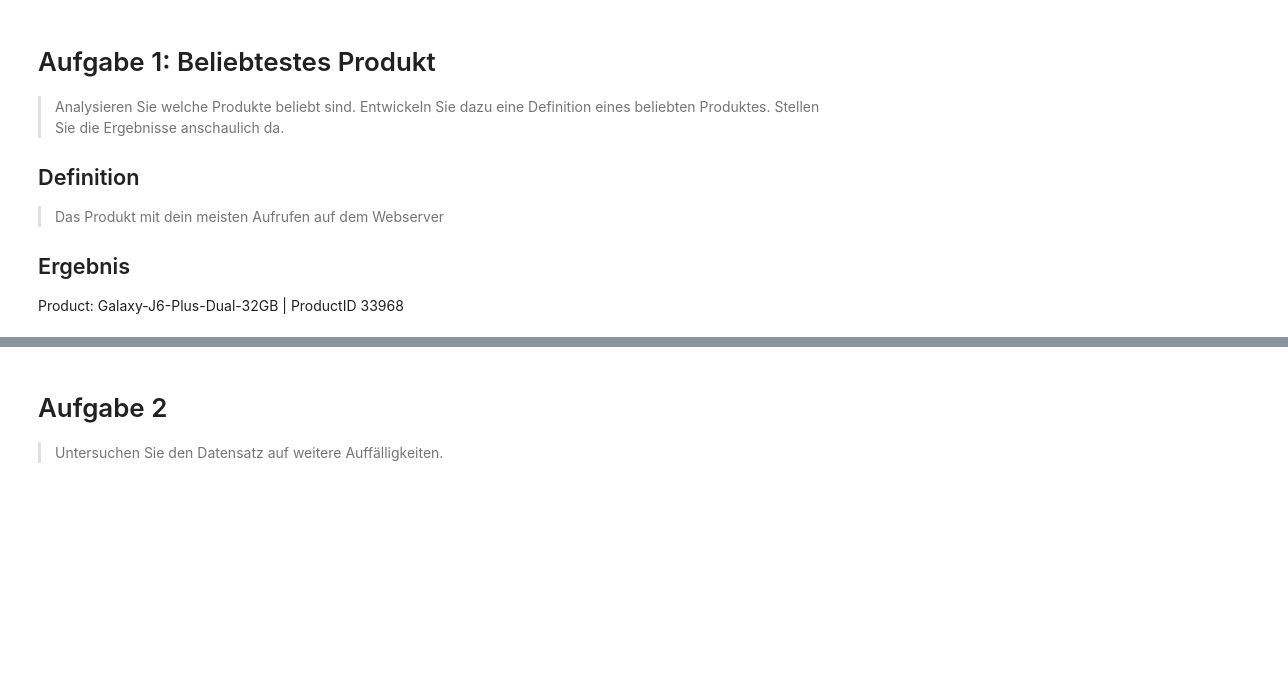
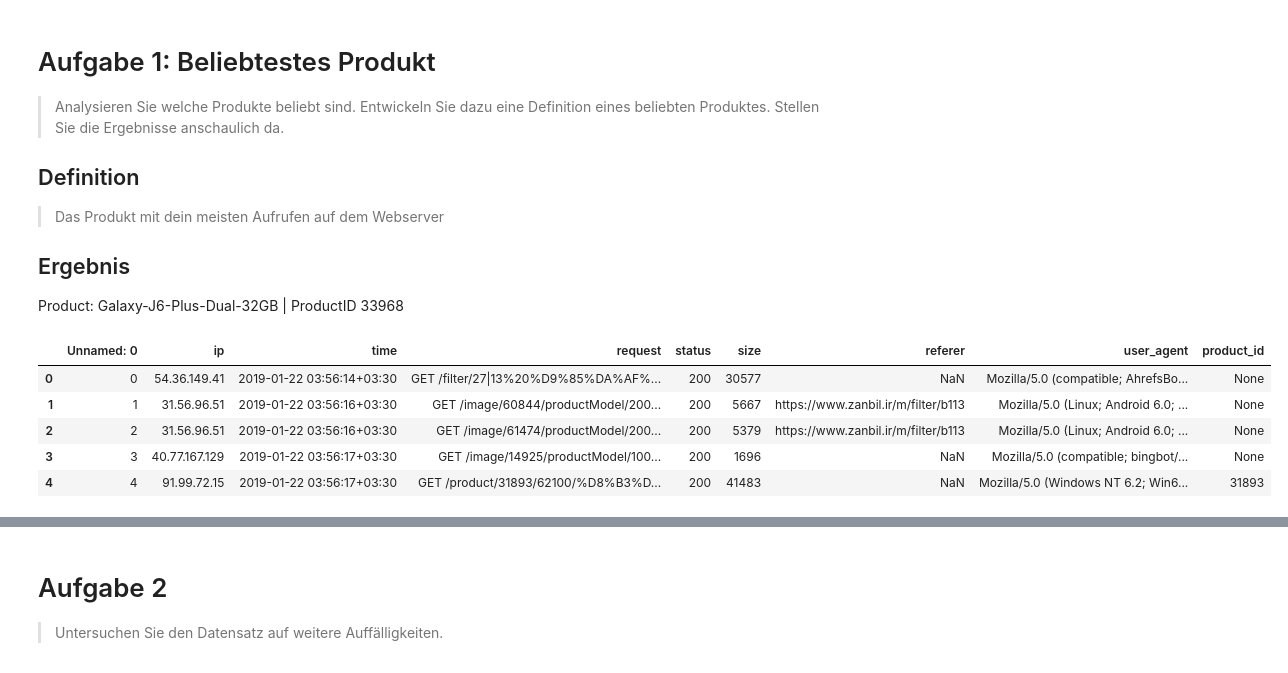
Before and after one commit to Flenz42/HSD-DAW-Pandas-SS23, a Jupyter notebook: project.ipynb, the cells around one changed output, grey strips where cells are left out. Saved outputs shown, nothing was run; the diff lists cells and outputs as text; code cells hidden in the pictures; blank space fills up the shorter version.

```diff
--- a/project.ipynb
+++ b/project.ipynb
@@ -102,4 +102,20 @@ access_log['time'] = access_log['time'].dt.tz_convert('UTC')
 ## Ergebnis
 
 Product: Galaxy-J6-Plus-Dual-32GB | ProductID 33968
+# %%
+def extract_product_id(request):
+  m = re.search(r"\s\/product\/(\d+)\/", str(request))
+  if m:
+    return m.group(1)
+  return None
+
+access_log['product_id'] = access_log['request'].map(extract_product_id)
+access_log.head()
+# %% [output]
+|  | Unnamed: 0 | ip | time | request | status | size | referer | user_agent | product_id |
+| 0 | 0 | 54.36.149.41 | 2019-01-22 03:56:14+03:30 | GET /filter/27|13%20%D9%85%DA%AF%... | 200 | 30577 | NaN | Mozilla/5.0 (compatible; AhrefsBo... | None |
+| 1 | 1 | 31.56.96.51 | 2019-01-22 03:56:16+03:30 | GET /image/60844/productModel/200... | 200 | 5667 | https://www.zanbil.ir/m/filter/b113 | Mozilla/5.0 (Linux; Android 6.0; ... | None |
+| 2 | 2 | 31.56.96.51 | 2019-01-22 03:56:16+03:30 | GET /image/61474/productModel/200... | 200 | 5379 | https://www.zanbil.ir/m/filter/b113 | Mozilla/5.0 (Linux; Android 6.0; ... | None |
+| 3 | 3 | 40.77.167.129 | 2019-01-22 03:56:17+03:30 | GET /image/14925/productModel/100... | 200 | 1696 | NaN | Mozilla/5.0 (compatible; bingbot/... | None |
+| 4 | 4 | 91.99.72.15 | 2019-01-22 03:56:17+03:30 | GET /product/31893/62100/%D8%B3%D... | 200 | 41483 | NaN | Mozilla/5.0 (Windows NT 6.2; Win6... | 31893 |
 # %%
```
Also changed, not shown: parts of 12 cells of this notebook.
